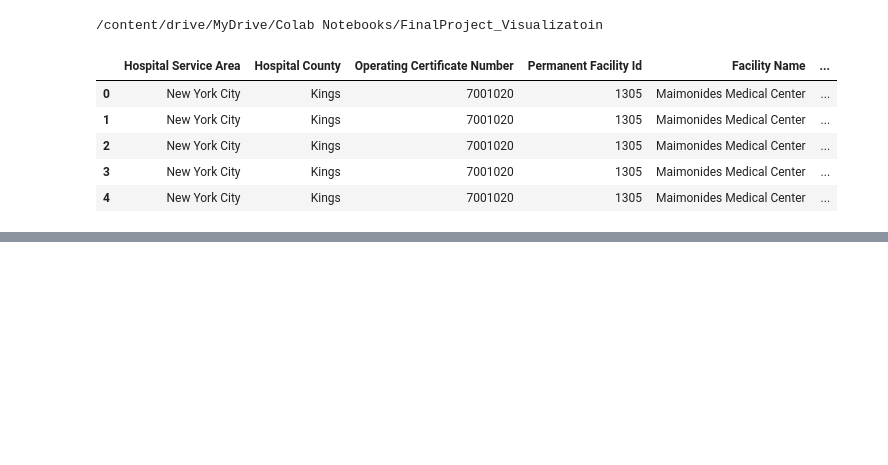
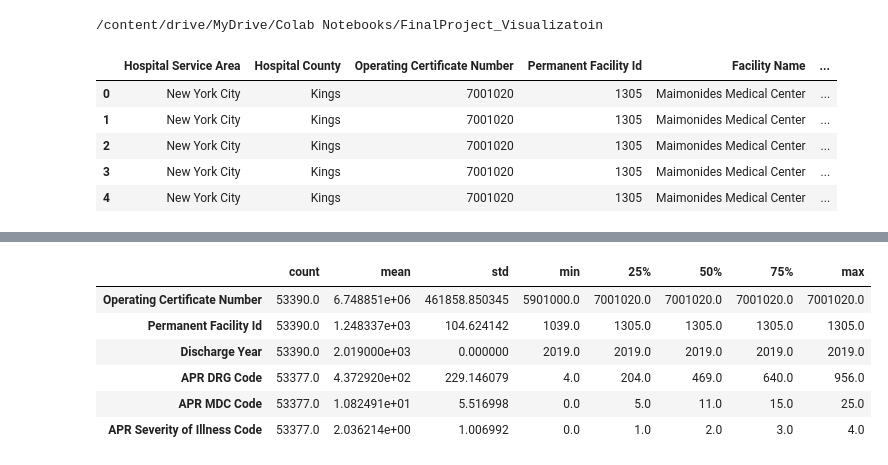
Before and after one commit to kpsalida/HospitalDischarges_Visualization, a Jupyter notebook: viz_eda.ipynb, the cells around one changed output, grey strips where cells are left out. Cells and saved outputs as stored; diff of their text form; code cells hidden in the pictures; blank space fills up the shorter version.

```diff
--- a/viz_eda.ipynb
+++ b/viz_eda.ipynb
@@ -40,0 +126,10 @@ df.head()
+# %%
+df.describe().transpose()
+# %% [output]
+|  | count | mean | std | min | 25% | 50% | 75% | max |
+| Operating Certificate Number | 53390.0 | 6.748851e+06 | 461858.850345 | 5901000.0 | 7001020.0 | 7001020.0 | 7001020.0 | 7001020.0 |
+| Permanent Facility Id | 53390.0 | 1.248337e+03 | 104.624142 | 1039.0 | 1305.0 | 1305.0 | 1305.0 | 1305.0 |
+| Discharge Year | 53390.0 | 2.019000e+03 | 0.000000 | 2019.0 | 2019.0 | 2019.0 | 2019.0 | 2019.0 |
+| APR DRG Code | 53377.0 | 4.372920e+02 | 229.146079 | 4.0 | 204.0 | 469.0 | 640.0 | 956.0 |
+| APR MDC Code | 53377.0 | 1.082491e+01 | 5.516998 | 0.0 | 5.0 | 11.0 | 15.0 | 25.0 |
+| APR Severity of Illness Code | 53377.0 | 2.036214e+00 | 1.006992 | 0.0 | 1.0 | 2.0 | 3.0 | 4.0 |
```
Also changed, not shown: parts of 13 cells of this notebook.
